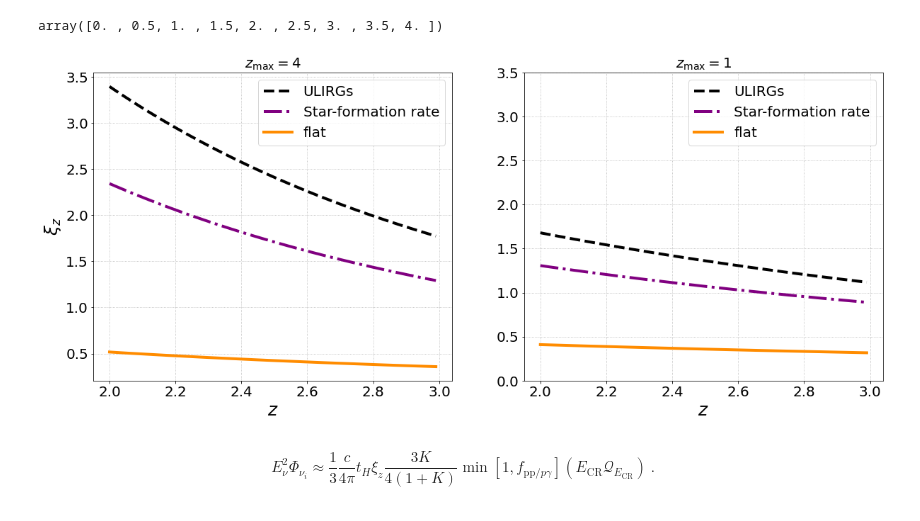
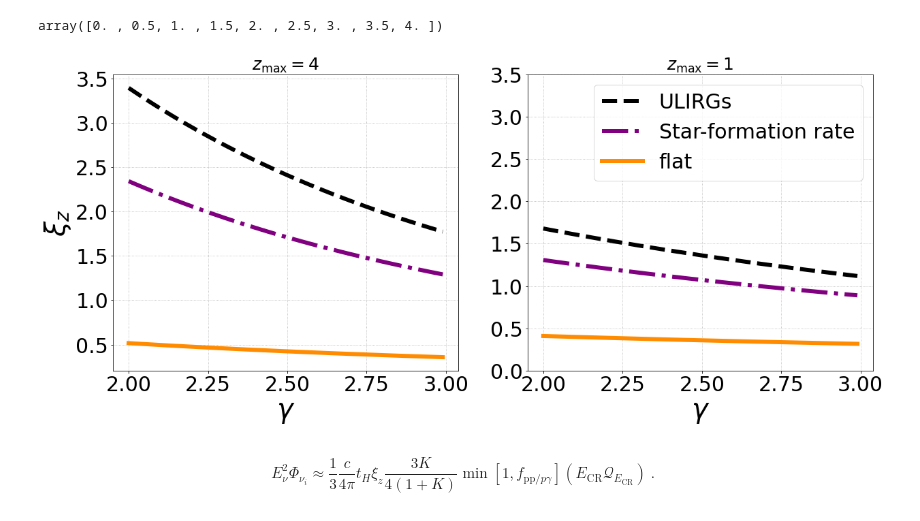
Before and after one commit to YarnoMerckx/diffuse-neutrino-flux-u-lirgs, a Jupyter notebook: diffuse_lirg_prediction.ipynb, the cells around one changed output. Cells and saved outputs as stored; diff of their text form; code cells hidden in the pictures.

```diff
--- a/diffuse_lirg_prediction.ipynb
+++ b/diffuse_lirg_prediction.ipynb
@@ -177,35 +178,37 @@ xi_SFR_z1 = [xi(i,1,'starforming') for i in gamma_range]
 xi_flat_z1 = [xi(i,1,'flat') for i in gamma_range]
 # %%
 fig, ax = plt.subplots(1, 2, figsize=(20,8))
-ax[0].plot(gamma_range,xi_U_z4, color='k', label = 'ULIRGs', linestyle = '--', linewidth = 4)
-ax[0].plot(gamma_range,xi_SFR_z4, color='purple', label = 'Star-formation rate',linestyle ='-.', linewidth = 4)
-ax[0].plot(gamma_range,xi_flat_z4, color='darkorange', label = 'flat',linewidth = 4 )
-ax[1].plot(gamma_range,xi_U_z1, color='k', label = 'ULIRGs', linestyle = '--',linewidth = 4)
-ax[1].plot(gamma_range,xi_SFR_z1, color='purple', label = 'Star-formation rate', linestyle = '-.',linewidth = 4)
-ax[1].plot(gamma_range,xi_flat_z1, color='darkorange', label = 'flat',linewidth =4)
+lw=6
+
+ax[0].plot(gamma_range,xi_U_z4, color='k', label = 'ULIRGs', linestyle = '--', linewidth = lw)
+ax[0].plot(gamma_range,xi_SFR_z4, color='purple', label = 'Star-formation rate',linestyle ='-.', linewidth = lw)
+ax[0].plot(gamma_range,xi_flat_z4, color='darkorange', label = 'flat',linewidth = lw )
+ax[1].plot(gamma_range,xi_U_z1, color='k', label = 'ULIRGs', linestyle = '--',linewidth = lw)
+ax[1].plot(gamma_range,xi_SFR_z1, color='purple', label = 'Star-formation rate', linestyle = '-.',linewidth = lw)
+ax[1].plot(gamma_range,xi_flat_z1, color='darkorange', label = 'flat',linewidth =lw)
 ax[1].set_ylim(0,3.5)
-ax[0].tick_params(axis='both', which='major', labelsize=20)
-ax[0].tick_params(axis='both', which='major', labelsize=20)
-ax[1].tick_params(axis='both', which='major', labelsize=20)
-ax[1].tick_params(axis='both', which='major', labelsize=20)
+ax[0].tick_params(axis='both', which='major', labelsize=30)
+ax[0].tick_params(axis='both', which='major', labelsize=30)
+ax[1].tick_params(axis='both', which='major', labelsize=30)
+ax[1].tick_params(axis='both', which='major', labelsize=30)
 
-ax[0].set_ylabel('$\\xi_z$', fontsize = 25)
-ax[0].set_xlabel('$z$', fontsize = 25)
-ax[1].set_xlabel('$z$', fontsize = 25)
+ax[0].set_ylabel('$\\xi_z$', fontsize = 40)
+ax[0].set_xlabel('$\gamma$', fontsize = 40)
+ax[1].set_xlabel('$\gamma$', fontsize = 40)
 
-ax[0].legend(fontsize = 20)
-ax[1].legend(fontsize = 20)
+#ax[0].legend(fontsize = 20)
+ax[1].legend(fontsize = 30)
 
-ax[0].set_title('$z_{\mathrm{max}} = 4$', fontsize = 20)
-ax[1].set_title('$z_{\mathrm{max}} = 1$', fontsize = 20)
+ax[0].set_title('$z_{\mathrm{max}} = 4$', fontsize = 25)
+ax[1].set_title('$z_{\mathrm{max}} = 1$', fontsize = 25)
 
 
 ax[0].grid(ls = 'dotted')
 ax[1].grid(ls = 'dotted')
 
 #plt.savefig("/Users/yarno/Documents/PhD/Pictures/Extrapolation_plots/xivsgamma.png",bbox_inches="tight")
 # %% [output]
-[figure, old version]
+[figure, new version]
 # %% [markdown]
 \begin{equation}
     E^{2}_{\nu_{}}\Phi_{\nu_i} \approx \frac{1}{3}\frac{c}{4\pi} t_{H} \xi_{z}\frac{3K}{4(1+K)} \min[1,f_{\mathrm{pp}/p\gamma}] \left(E_{\mathrm{CR}}\mathcal{Q}_{E_\mathrm{CR}}\right)~.
```
Also changed, not shown: parts of 10 cells of this notebook, 3 other files.
